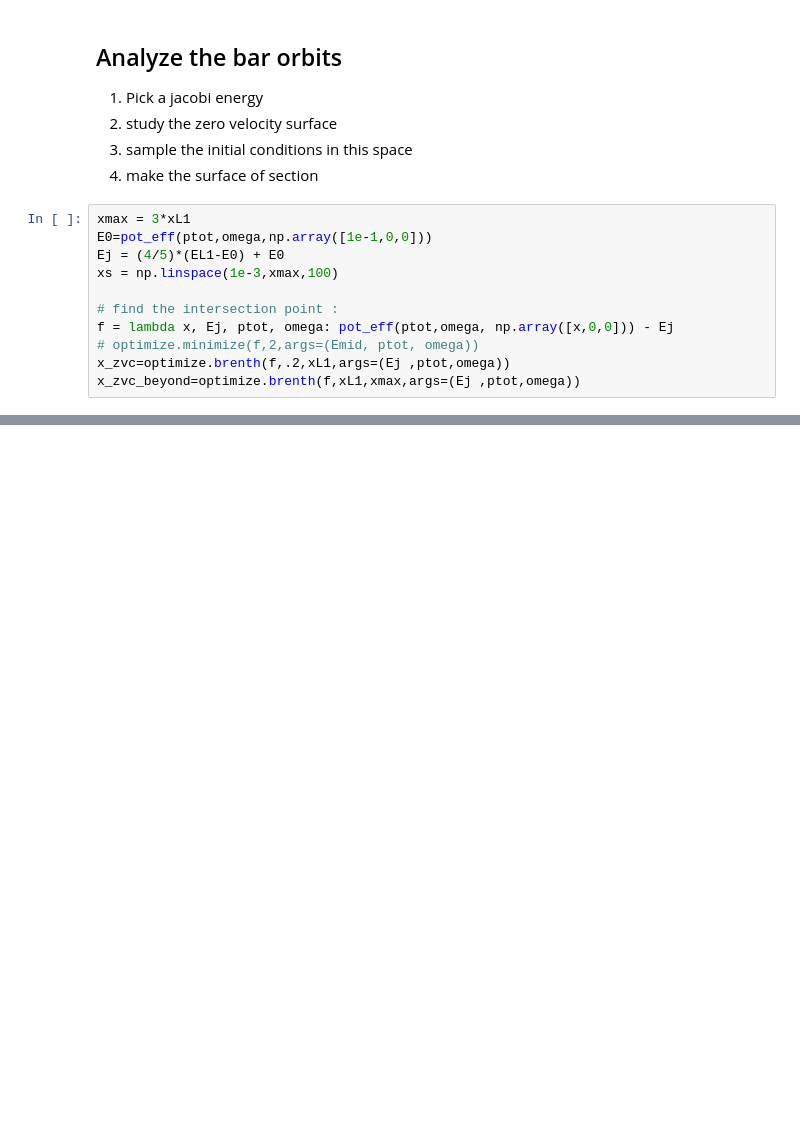
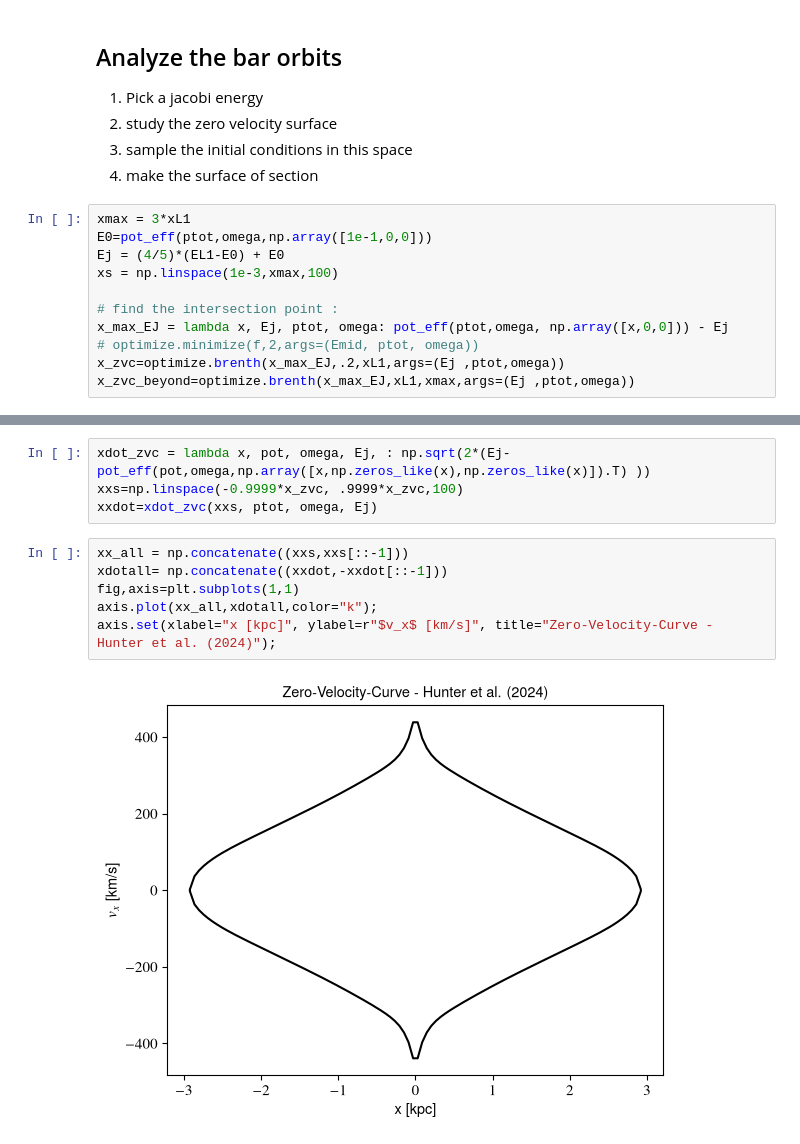
Before and after one commit to salvatore-ferrone/bar-dynamics, a Jupyter notebook: scrap/bar_supporting_orbits.ipynb, the cells around one changed output, grey strips where cells are left out. Saved outputs shown, nothing was run; the diff lists cells and outputs as text; blank space fills up the shorter version.

Commit message:
zero velocity curve

```diff
--- a/scrap/bar_supporting_orbits.ipynb
+++ b/scrap/bar_supporting_orbits.ipynb
@@ -306,10 +306,10 @@ Ej = (4/5)*(EL1-E0) + E0
 xs = np.linspace(1e-3,xmax,100)
 
 # find the intersection point :
-f = lambda x, Ej, ptot, omega: pot_eff(ptot,omega, np.array([x,0,0])) - Ej
+x_max_EJ = lambda x, Ej, ptot, omega: pot_eff(ptot,omega, np.array([x,0,0])) - Ej
 # optimize.minimize(f,2,args=(Emid, ptot, omega))
-x_zvc=optimize.brenth(f,.2,xL1,args=(Ej ,ptot,omega))
-x_zvc_beyond=optimize.brenth(f,xL1,xmax,args=(Ej ,ptot,omega))
+x_zvc=optimize.brenth(x_max_EJ,.2,xL1,args=(Ej ,ptot,omega))
+x_zvc_beyond=optimize.brenth(x_max_EJ,xL1,xmax,args=(Ej ,ptot,omega))
 # %%
 fig,axis=plt.subplots(1,1)
 axis.plot(xs,pot_eff(ptot,omega,np.array([xs,np.zeros_like(xs),np.zeros_like(xs)]).T),color="k",linewidth=3)
@@ -352,0 +366,12 @@ fig.savefig("phi_eff_hunter_2024_frame5.png",dpi=300)
+# %%
+xdot_zvc = lambda x, pot, omega, Ej, : np.sqrt(2*(Ej- pot_eff(pot,omega,np.array([x,np.zeros_like(x),np.zeros_like(x)]).T) ))
+xxs=np.linspace(-0.9999*x_zvc, .9999*x_zvc,100)
+xxdot=xdot_zvc(xxs, ptot, omega, Ej)
+# %%
+xx_all = np.concatenate((xxs,xxs[::-1]))
+xdotall= np.concatenate((xxdot,-xxdot[::-1]))
+fig,axis=plt.subplots(1,1)
+axis.plot(xx_all,xdotall,color="k");
+axis.set(xlabel="x [kpc]", ylabel=r"$v_x$ [km/s]", title="Zero-Velocity-Curve - Hunter et al. (2024)");
+# %% [output]
+[figure, added]
```
Also changed, not shown: parts of 3 cells of this notebook.
